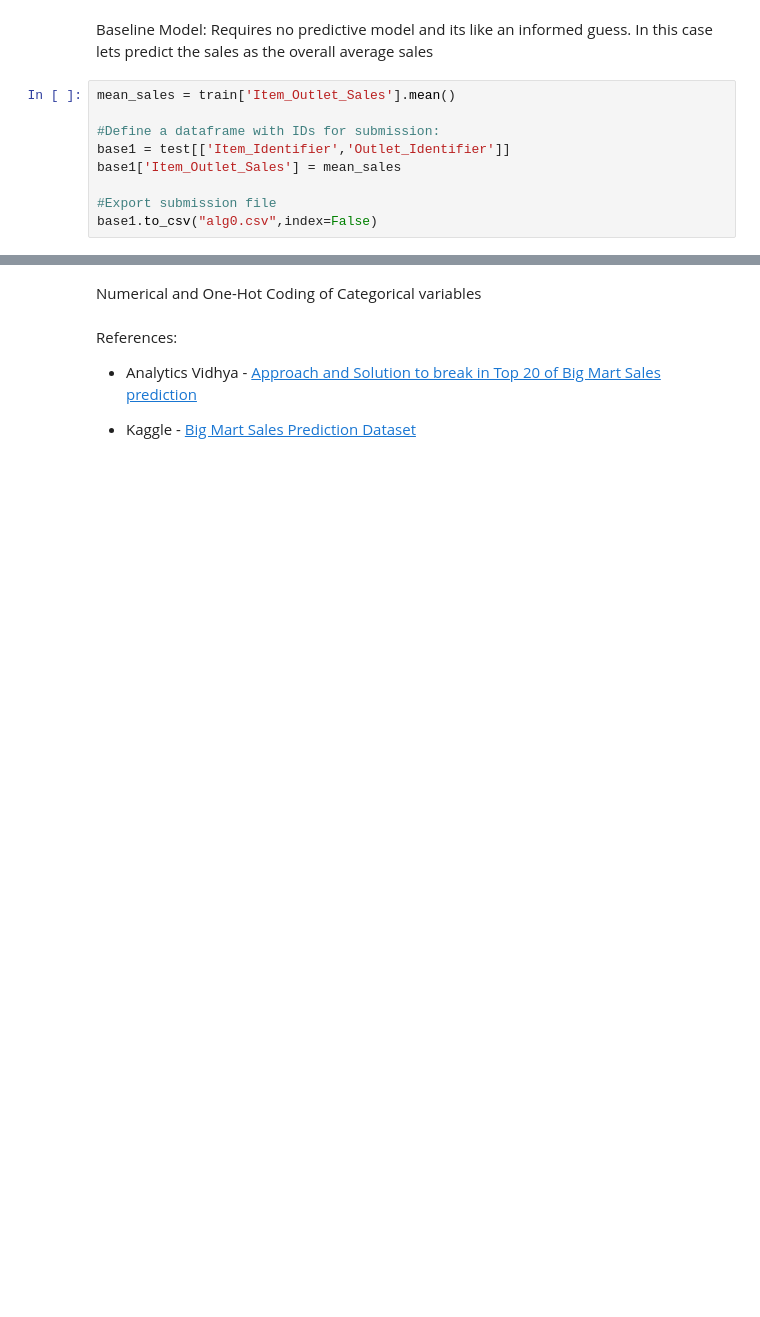
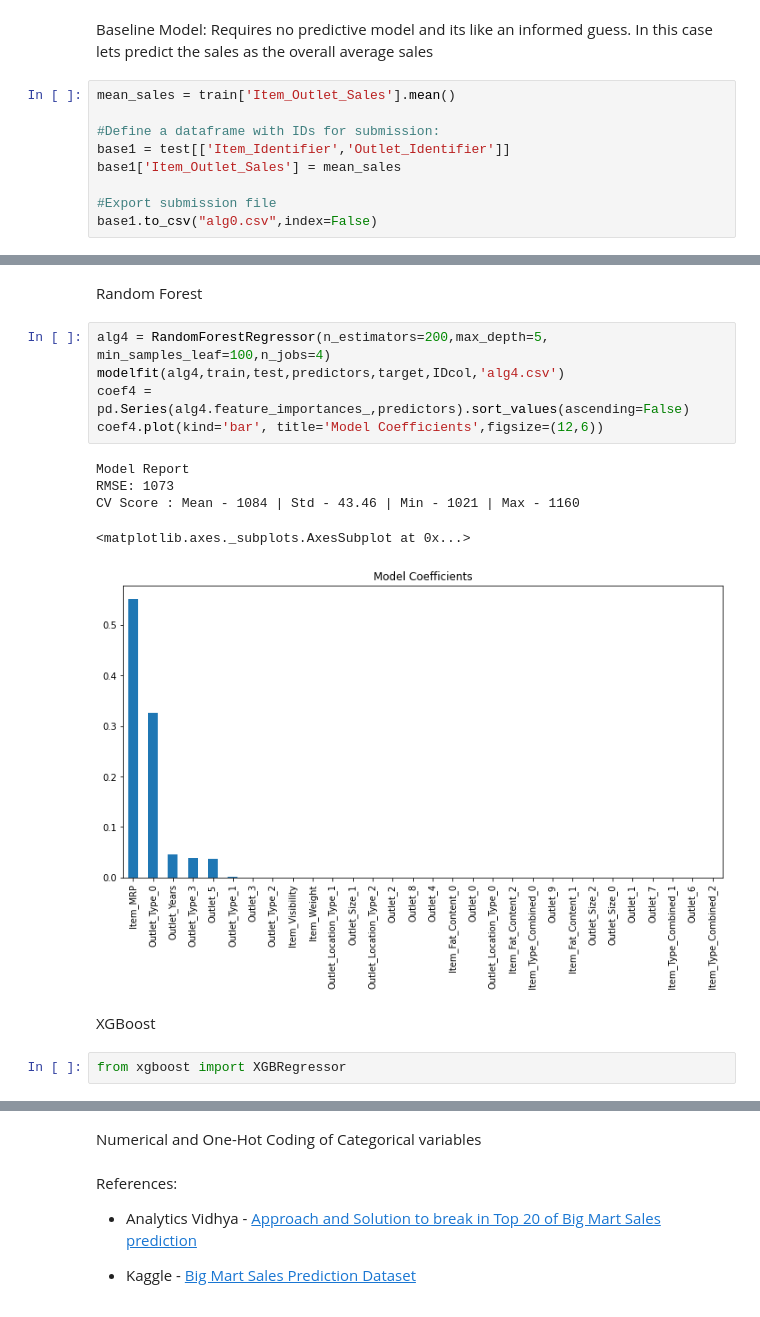
Before and after one commit to ras783/ML_Projects, a Jupyter notebook: Regression/BigMart_Sales_prediction/BigMart_Sales_prediction.ipynb, the cells around one changed output, grey strips where cells are left out. Cells and saved outputs as stored; diff of their text form; blank space fills up the shorter version.

```diff
--- a/Regression/BigMart_Sales_prediction/BigMart_Sales_prediction.ipynb
+++ b/Regression/BigMart_Sales_prediction/BigMart_Sales_prediction.ipynb
@@ -464,0 +549,17 @@ base1.to_csv("alg0.csv",index=False)
+# %% [markdown]
+Random Forest
+# %%
+alg4 = RandomForestRegressor(n_estimators=200,max_depth=5, min_samples_leaf=100,n_jobs=4)
+modelfit(alg4,train,test,predictors,target,IDcol,'alg4.csv')
+coef4 = pd.Series(alg4.feature_importances_,predictors).sort_values(ascending=False)
+coef4.plot(kind='bar', title='Model Coefficients',figsize=(12,6))
+# %% [output]
+Model Report
+RMSE: 1073
+CV Score : Mean - 1084 | Std - 43.46 | Min - 1021 | Max - 1160
+<matplotlib.axes._subplots.AxesSubplot at 0x...>
+[figure, added]
+# %% [markdown]
+XGBoost
+# %%
+from xgboost import XGBRegressor
```
Also changed, not shown: parts of 16 cells of this notebook, 4 other files.
